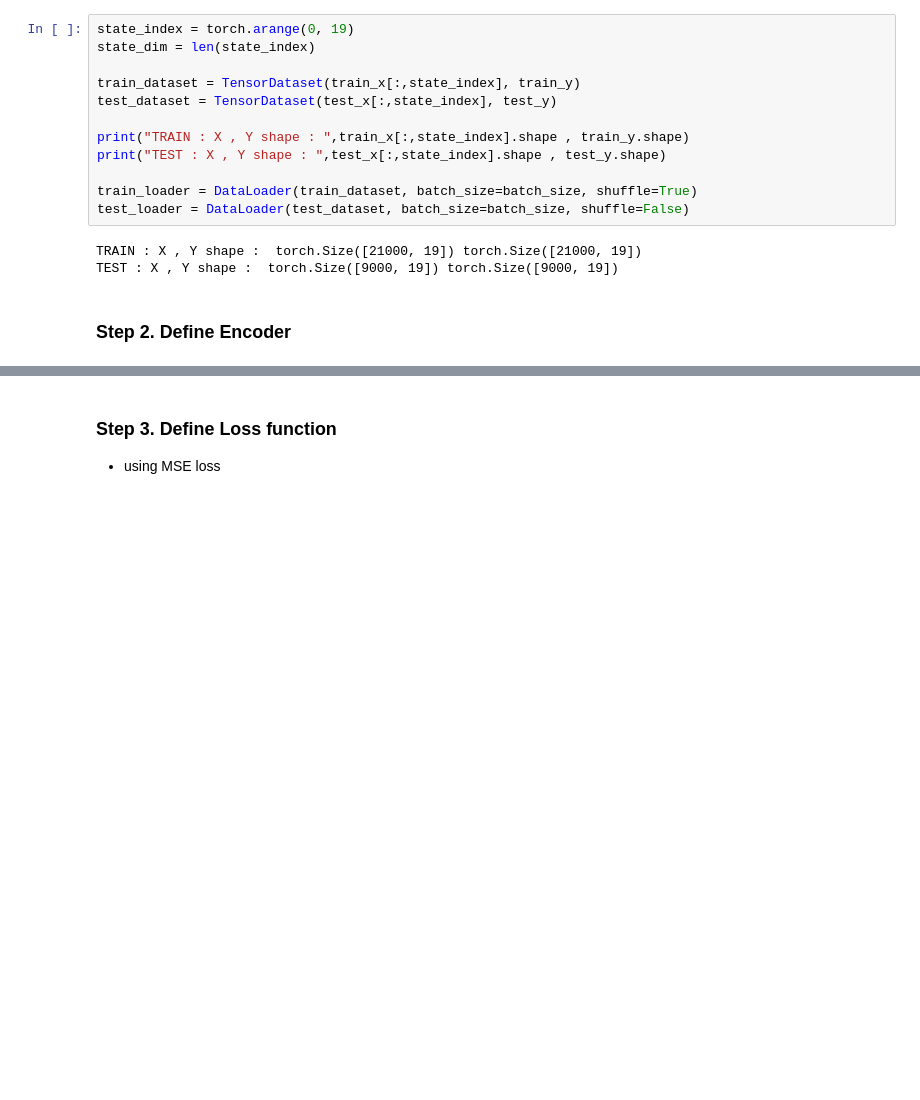
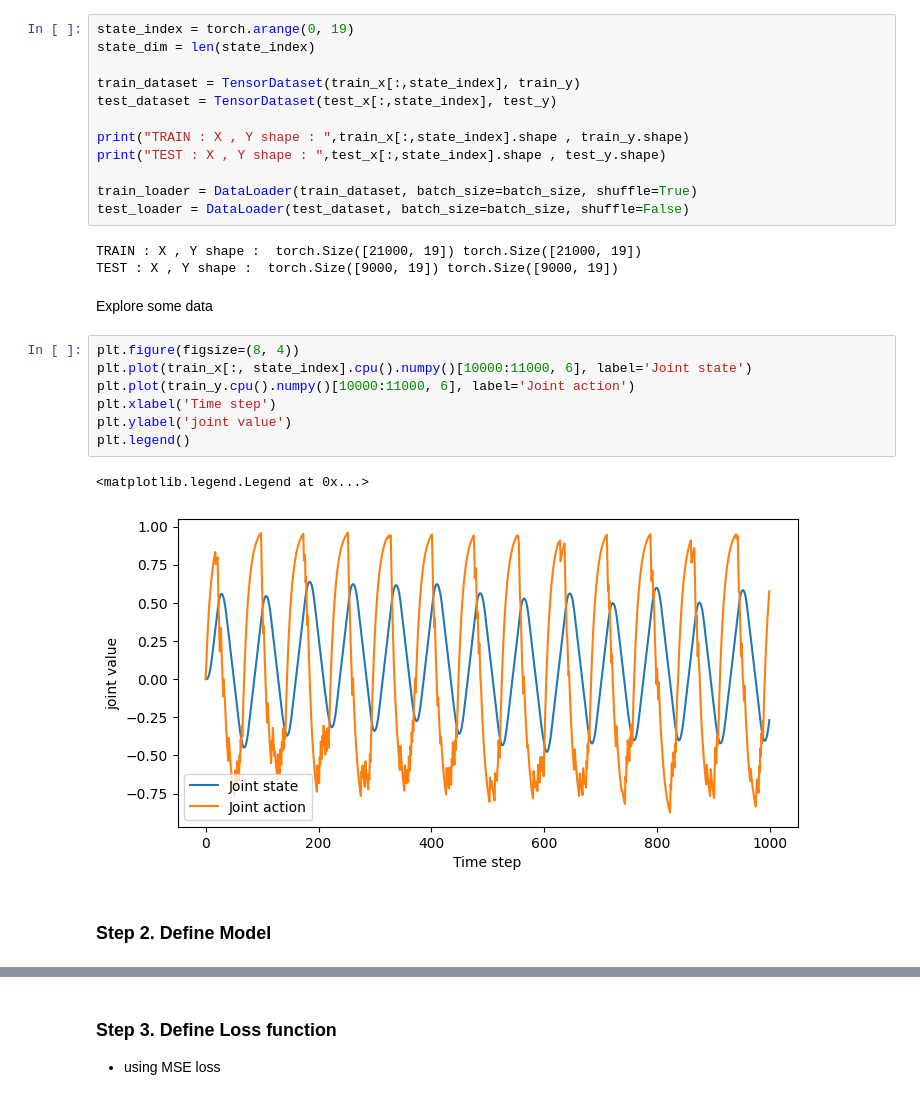
Before and after one commit to PavarisAsawa/locomotion_learning_information-theory, a Jupyter notebook: VE.ipynb, the cells around one changed output, grey strips where cells are left out. Drawn from its saved outputs; the diff is of its cells as text; blank space fills up the shorter version.

```diff
--- a/VE.ipynb
+++ b/VE.ipynb
@@ -95,8 +96,20 @@ test_loader = DataLoader(test_dataset, batch_size=batch_size, shuffle=False)
 # %% [output]
 TRAIN : X , Y shape :  torch.Size([21000, 19]) torch.Size([21000, 19])
 TEST : X , Y shape :  torch.Size([9000, 19]) torch.Size([9000, 19])
+# %% [markdown]
+Explore some data
+# %%
+plt.figure(figsize=(8, 4))
+plt.plot(train_x[:, state_index].cpu().numpy()[10000:11000, 6], label='Joint state')
+plt.plot(train_y.cpu().numpy()[10000:11000, 6], label='Joint action')
+plt.xlabel('Time step')
+plt.ylabel('joint value')
+plt.legend()
+# %% [output]
+<matplotlib.legend.Legend at 0x...>
+[figure, added]
 # %% [markdown]
-### Step 2. Define Encoder
+### Step 2. Define Model
 # %%
 """
     A simple implementation of Gaussian MLP Encoder
```
Also changed, not shown: parts of 16 cells of this notebook, 3 other files.
